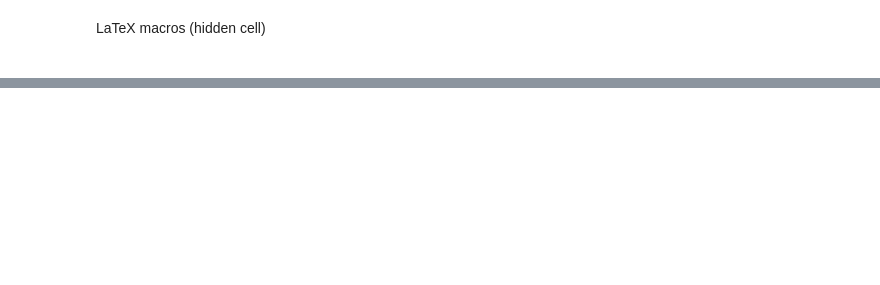
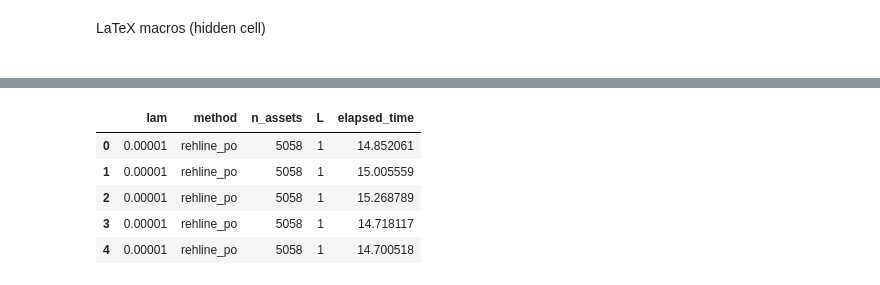
Before and after one commit to softmin/ReHLine-PO, a Jupyter notebook: benchmarks/MeanVariance.ipynb, the cells around one changed output, grey strips where cells are left out. Drawn from its saved outputs; the diff is of its cells as text; code cells hidden in the pictures; blank space fills up the shorter version.

```diff
--- a/benchmarks/MeanVariance.ipynb
+++ b/benchmarks/MeanVariance.ipynb
@@ -561,0 +226,10 @@ method will indeed work significantly faster than generic optimizers like MOSEK
+# %%
+data_real = pd.DataFrame(results_real, columns=["lam", "method", "n_assets", "L", "elapsed_time"])
+data_real.head()
+# %% [output]
+|  | lam | method | n_assets | L | elapsed_time |
+| 0 | 0.00001 | rehline_po | 5058 | 1 | 14.852061 |
+| 1 | 0.00001 | rehline_po | 5058 | 1 | 15.005559 |
+| 2 | 0.00001 | rehline_po | 5058 | 1 | 15.268789 |
+| 3 | 0.00001 | rehline_po | 5058 | 1 | 14.718117 |
+| 4 | 0.00001 | rehline_po | 5058 | 1 | 14.700518 |
```
Also changed, not shown: parts of 45 cells of this notebook, 18 other files.
